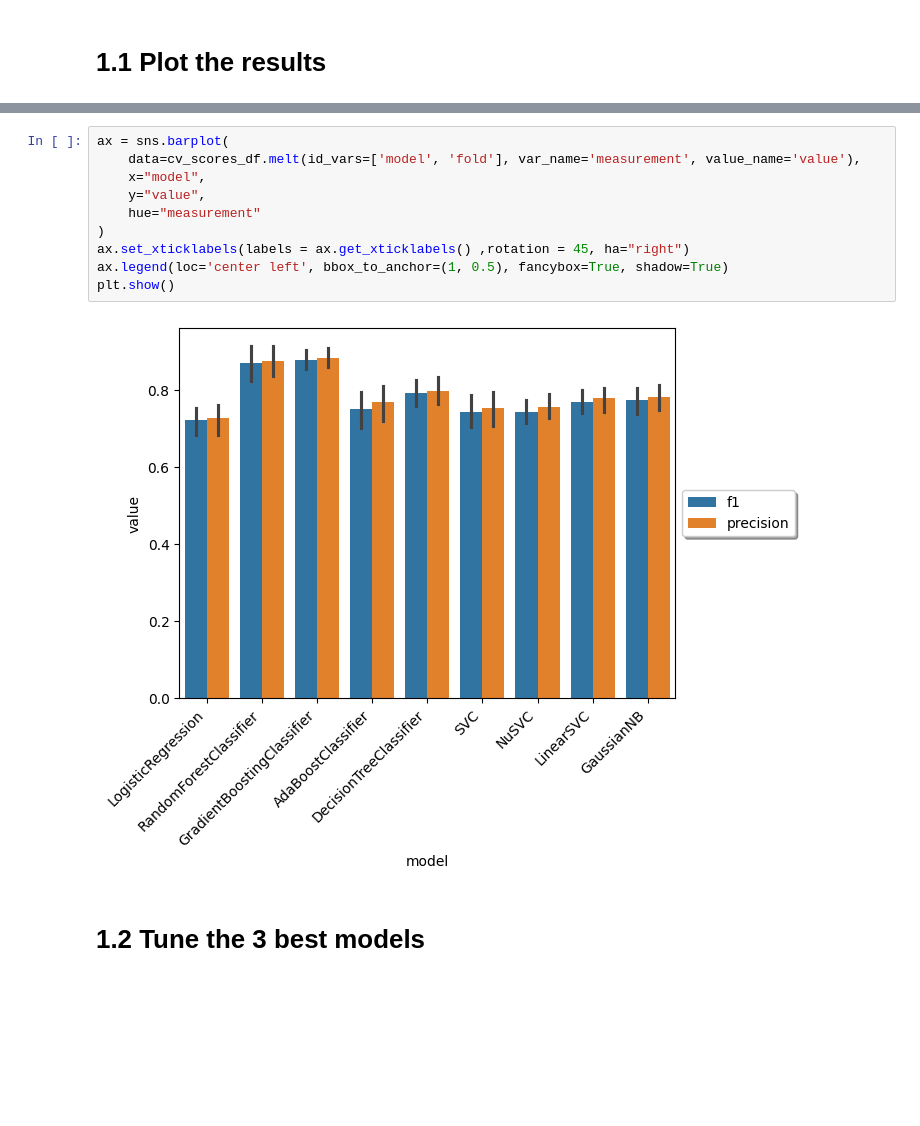
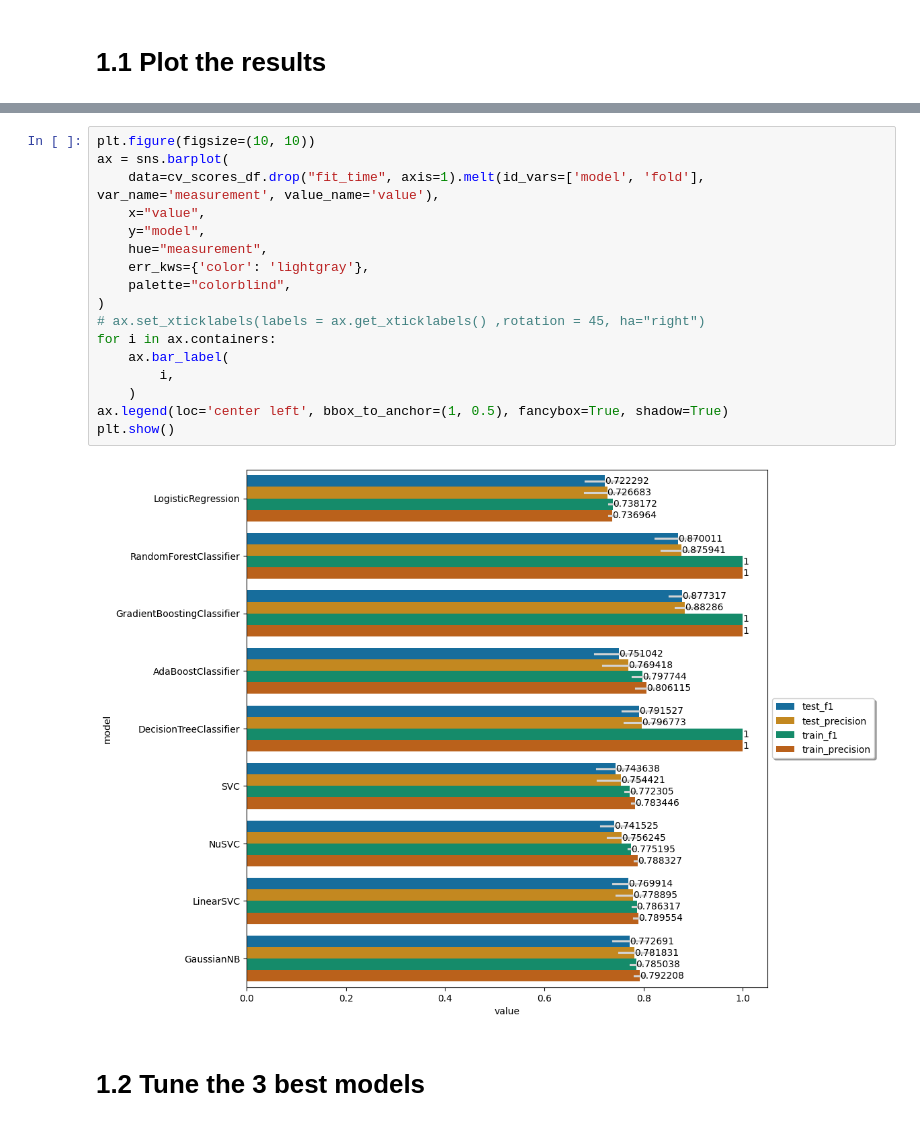
Before and after one commit to mariscoglio/bio482_cell_classifier, a Jupyter notebook: model_eval_wesley.ipynb, the cells around one changed output, grey strips where cells are left out. Saved outputs shown, nothing was run; the diff lists cells and outputs as text; blank space fills up the shorter version.

Commit message:
Change model eval & preprocessing pipe

```diff
--- a/model_eval_wesley.ipynb
+++ b/model_eval_wesley.ipynb
@@ -160,15 +160,22 @@ cv_scores_df.groupby("model").mean().sort_values(by="f1", ascending=False)
 # %%
+plt.figure(figsize=(10, 10))
 ax = sns.barplot(
-    data=cv_scores_df.melt(id_vars=['model', 'fold'], var_name='measurement', value_name='value'),
-    x="model",
-    y="value",
-    hue="measurement"
+    data=cv_scores_df.drop("fit_time", axis=1).melt(id_vars=['model', 'fold'], var_name='measurement', value_name='value'),
+    x="value",
+    y="model",
+    hue="measurement",
+    err_kws={'color': 'lightgray'},
+    palette="colorblind",
 )
-ax.set_xticklabels(labels = ax.get_xticklabels() ,rotation = 45, ha="right")
+# ax.set_xticklabels(labels = ax.get_xticklabels() ,rotation = 45, ha="right")
+for i in ax.containers:
+    ax.bar_label(
+        i,
+    )
 ax.legend(loc='center left', bbox_to_anchor=(1, 0.5), fancybox=True, shadow=True)
 plt.show()
 # %% [output]
-[figure, old version]
+[figure, new version]
 # %% [markdown]
 # 1.2 Tune the 3 best models
 # %% [markdown]
```
Also changed, not shown: parts of 4 cells of this notebook, 2 other files.
